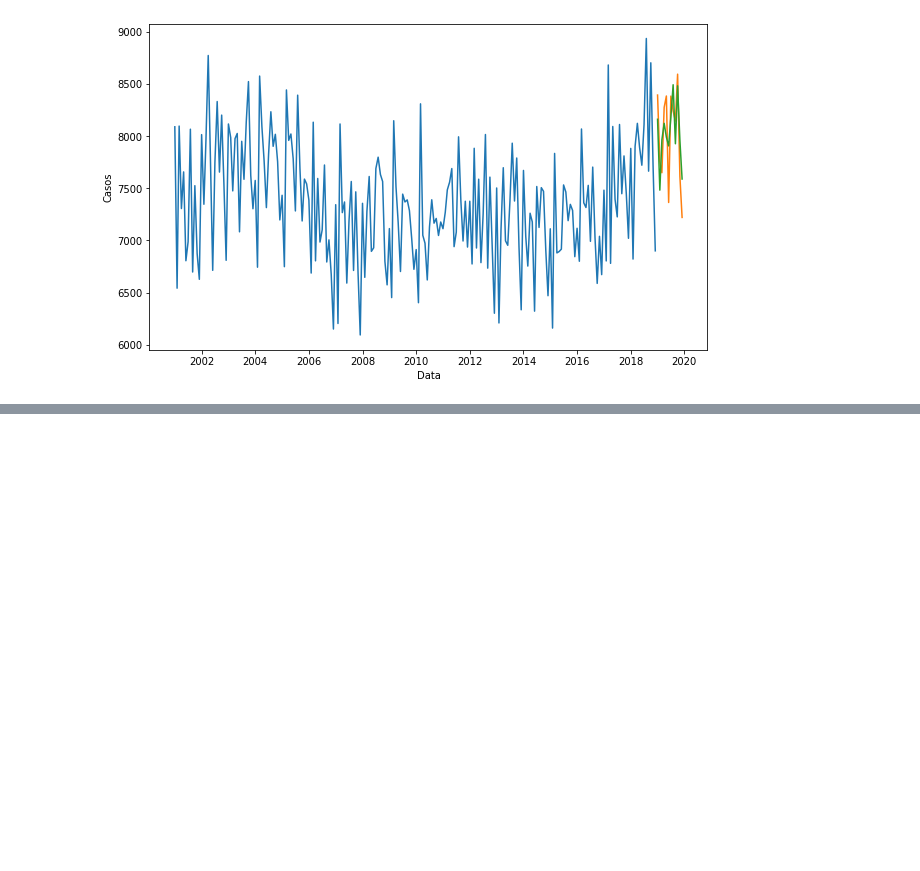
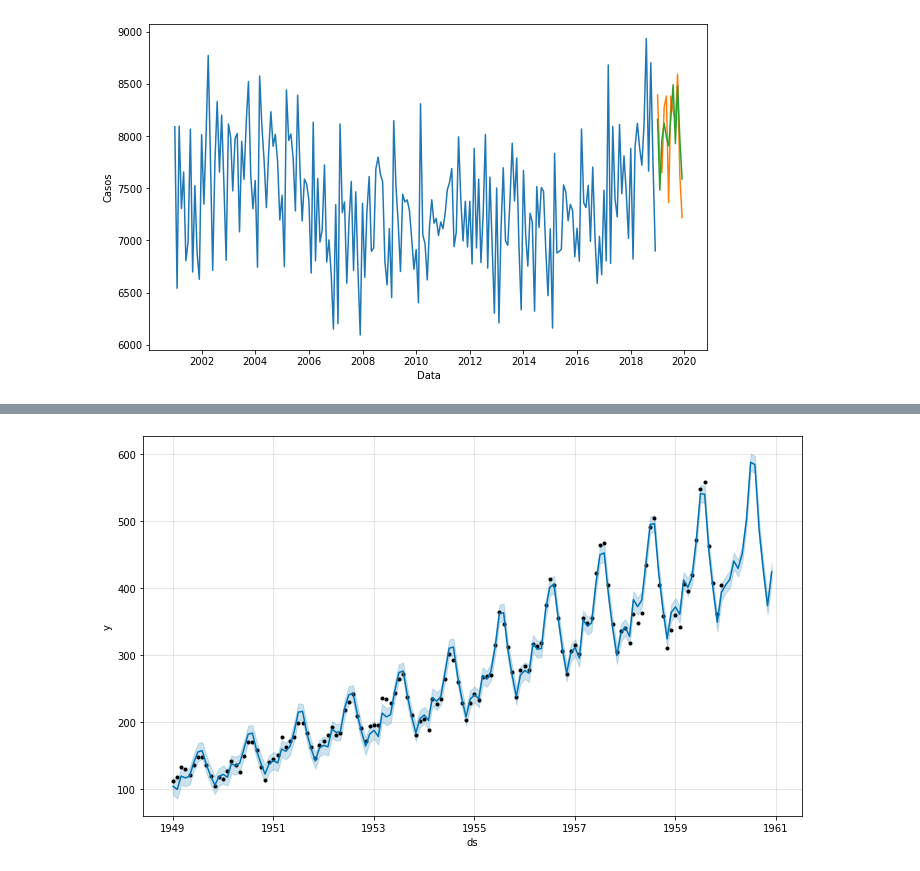
Before and after one commit to GuilhermeRuy97/BootcampDataScience, a Jupyter notebook: Analise_e_previsao_de_Series_Temporais.ipynb, the cells around one changed output, grey strips where cells are left out. Cells and saved outputs as stored; diff of their text form; code cells hidden in the pictures; blank space fills up the shorter version.

```diff
--- a/Analise_e_previsao_de_Series_Temporais.ipynb
+++ b/Analise_e_previsao_de_Series_Temporais.ipynb
@@ -1033,0 +1036,11 @@ Arima = 254179.83731148508
+# %%
+from fbprophet import Prophet
+
+#Treinando o banco de dados de passageiros com o prophet
+#Precisamos renomear os dados para ds e y para utilizar o prophet
+
+modelo_profeta = Prophet(seasonality_mode = "multiplicative")
+mapa = {"Data": "ds", "Passageiros": "y"}
+dados_treino_passageiros_profeta = dados_treino_passageiros[["Data", "Passageiros"]].rename(mapa,
+                                                                                            axis = 1)
+modelo_profeta_treinado = modelo_profeta.fit(dados_treino_passageiros_profeta)
@@ -1033,0 +1050,7 @@ Arima = 254179.83731148508
+# %%
+#Precisamos criar um "futuro" para o prophet utilizar com o make_future_dataframe()
+#Passamos os periodos que queremos prever no parametro
+#Falamos que a frequencia é mensal com freq = "M"
+
+futuro = modelo_profeta_treinado.make_future_dataframe(periods = 12, freq = "M")
+futuro
@@ -1033,0 +1071,5 @@ Arima = 254179.83731148508
+# %%
+resultado_profeta = modelo_profeta_treinado.predict(futuro)
+resultado_profeta.head()
+
+#repare o yhat no final
@@ -1033,0 +1083,8 @@ Arima = 254179.83731148508
+# %%
+modelo_profeta_treinado.plot(resultado_profeta);
+
+#A linha azul é a yhat
+#O sombreado é o intervalo de confiança yhat_lower e yhat_upper
+#A previsão começa onde os dados acabam (os pontos em negrito)
+# %% [output]
+[figure, added]
```
Also changed, not shown: parts of 9 cells of this notebook.
